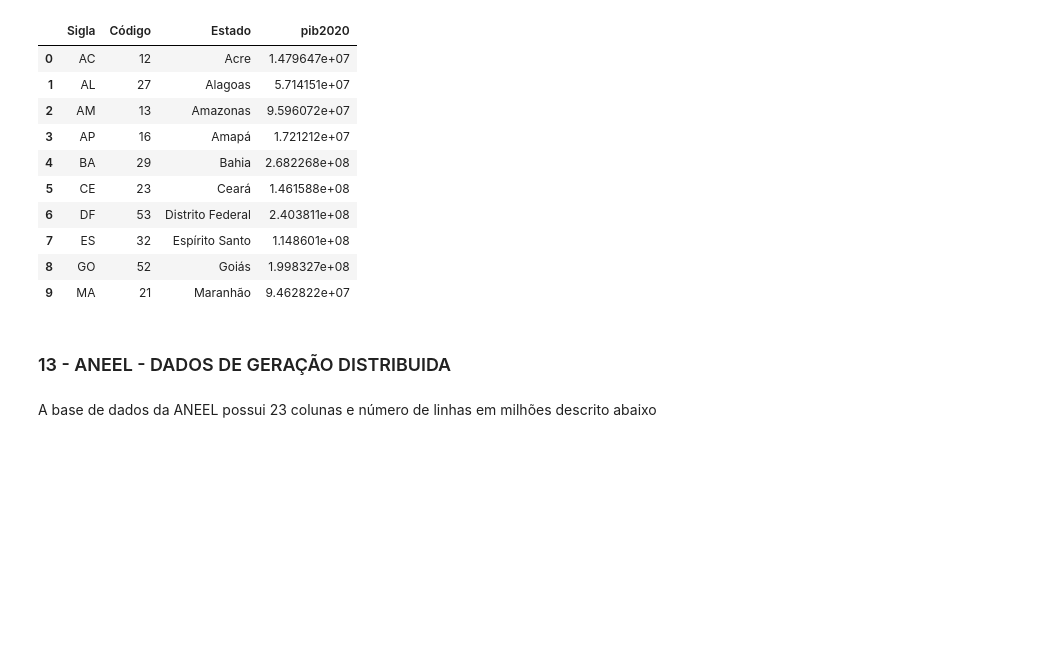
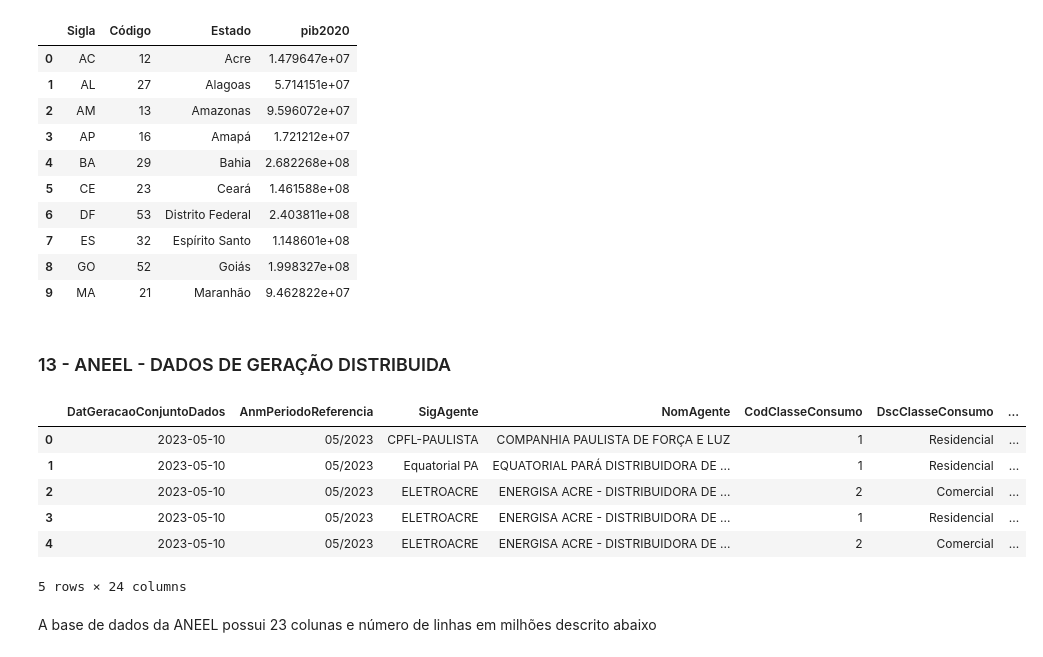
Before and after one commit to DaniloIto/TCC530_Univesp, a Jupyter notebook: TCC530_SALA001_GRUPO005_Github.ipynb, the cells around one changed output. Cells and saved outputs as stored; diff of their text form; code cells hidden in the pictures; blank space fills up the shorter version.

```diff
--- a/TCC530_SALA001_GRUPO005_Github.ipynb
+++ b/TCC530_SALA001_GRUPO005_Github.ipynb
@@ -437,13 +437,21 @@ df_pibe.head(10)
 # %%
 # para carregar os dados direto do site dados abertos da ANEEL porém esta operação pode levar cerca 30 min
 
 url = "https://dadosabertos.aneel.gov.br/dataset/5e0fafd2-21b9-4d5b-b622-40438d40aba2/resource/b1bd71e7-d0ad-4214-9053-cbd58e9564a7/download/empreendimento-geracao-distribuida.csv"
 response = requests.get(url)
 with open("empreendimentos_GD.csv", "wb") as f:
   f.write(response.content)
-df_gd = pd.read_csv("empreendimentos_GD.csv", sep=';', encoding='ISO8859-1', on_bad_lines='skip', usecols=[0,1,3,4,5,6,7,8,9,10,11,12,13,14,16,18,19,20,24,25,26,27,28,29])
+df_gd = pd.read_csv("empreendimentos_GD.csv", sep=';', encoding='ISO8859-1', on_bad_lines='skip', usecols=[0,1,3,4,5,6,7,8,9,10,11,12,13,14,16,18,19,20,24,25,26,27,28,29], decimal=",")
 
 df_gd.head(5)
+# %% [output]
+|  | DatGeracaoConjuntoDados | AnmPeriodoReferencia | SigAgente | NomAgente | CodClasseConsumo | DscClasseConsumo | ... |
+| 0 | 2023-05-10 | 05/2023 | CPFL-PAULISTA | COMPANHIA PAULISTA DE FORÇA E LUZ | 1 | Residencial | ... |
+| 1 | 2023-05-10 | 05/2023 | Equatorial PA | EQUATORIAL PARÁ DISTRIBUIDORA DE ... | 1 | Residencial | ... |
+| 2 | 2023-05-10 | 05/2023 | ELETROACRE | ENERGISA ACRE - DISTRIBUIDORA DE ... | 2 | Comercial | ... |
+| 3 | 2023-05-10 | 05/2023 | ELETROACRE | ENERGISA ACRE - DISTRIBUIDORA DE ... | 1 | Residencial | ... |
+| 4 | 2023-05-10 | 05/2023 | ELETROACRE | ENERGISA ACRE - DISTRIBUIDORA DE ... | 2 | Comercial | ... |
+5 rows × 24 columns
 # %% [markdown]
 A base de dados da ANEEL possui 23 colunas e número de linhas em milhões descrito abaixo
 # %%
```
Also changed, not shown: parts of 22 cells of this notebook.
